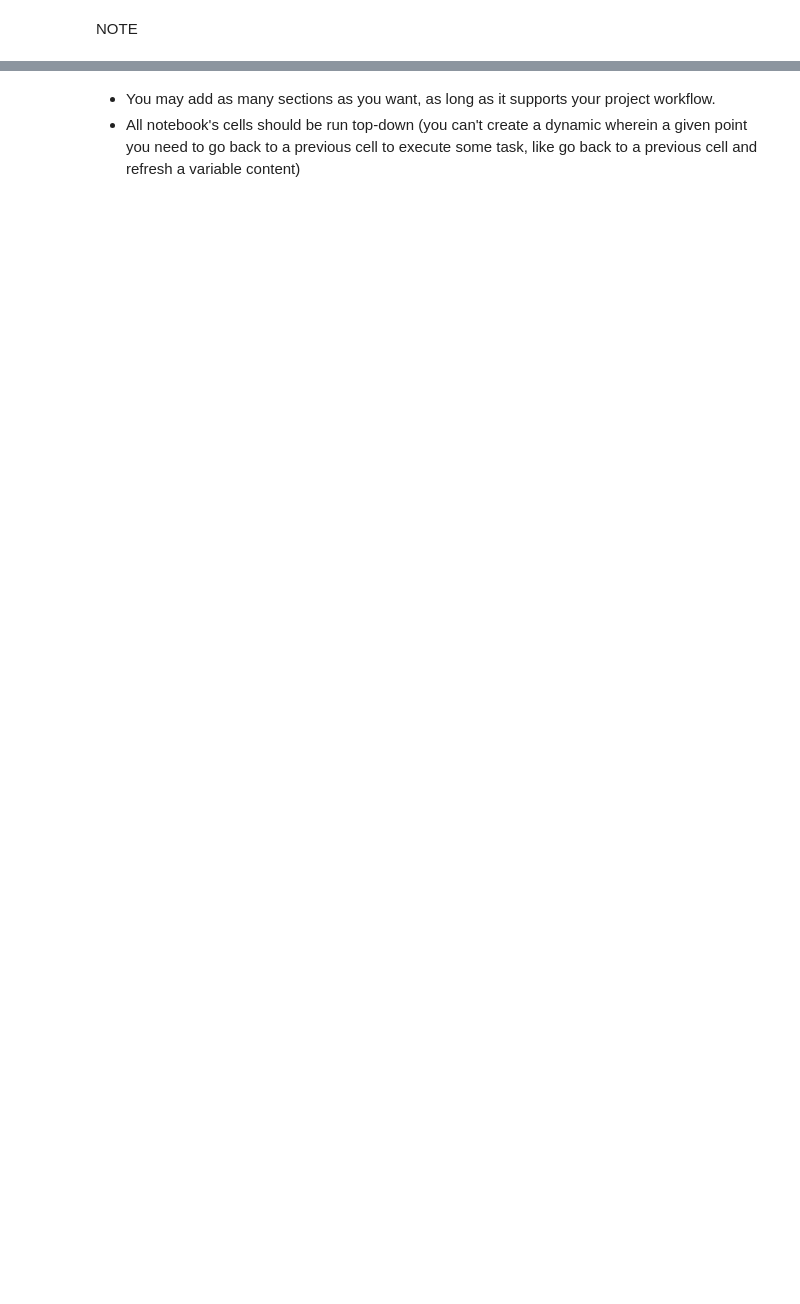
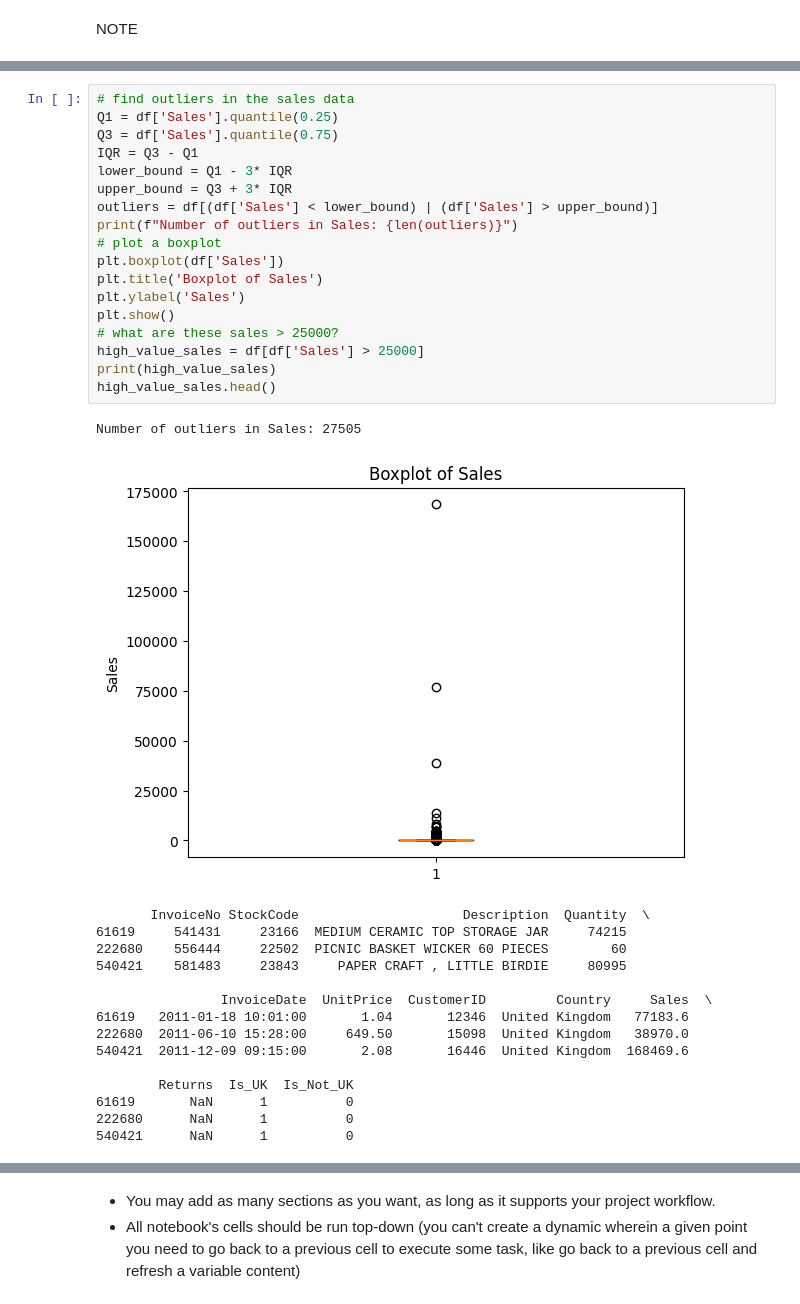
Before and after one commit to maleeper/ILP-independent-learning-project, a Jupyter notebook: jupyter_notebooks/ETL.ipynb, the cells around one changed output, grey strips where cells are left out. Saved outputs shown, nothing was run; the diff lists cells and outputs as text; blank space fills up the shorter version.

```diff
--- a/jupyter_notebooks/ETL.ipynb
+++ b/jupyter_notebooks/ETL.ipynb
@@ -57,0 +243,35 @@ NOTE
+# %%
+# find outliers in the sales data
+Q1 = df['Sales'].quantile(0.25)
+Q3 = df['Sales'].quantile(0.75)
+IQR = Q3 - Q1
+lower_bound = Q1 - 3* IQR
+upper_bound = Q3 + 3* IQR
+outliers = df[(df['Sales'] < lower_bound) | (df['Sales'] > upper_bound)]
+print(f"Number of outliers in Sales: {len(outliers)}")
+# plot a boxplot
+plt.boxplot(df['Sales'])
+plt.title('Boxplot of Sales')
+plt.ylabel('Sales')
+plt.show()
+# what are these sales > 25000?
+high_value_sales = df[df['Sales'] > 25000]
+print(high_value_sales)
+high_value_sales.head()
+# %% [output]
+Number of outliers in Sales: 27505
+[figure, added]
+       InvoiceNo StockCode                     Description  Quantity  \
+61619     541431     23166  MEDIUM CERAMIC TOP STORAGE JAR     74215
+222680    556444     22502  PICNIC BASKET WICKER 60 PIECES        60
+540421    581483     23843     PAPER CRAFT , LITTLE BIRDIE     80995
+
+                InvoiceDate  UnitPrice  CustomerID         Country     Sales  \
+61619   2011-01-18 10:01:00       1.04       12346  United Kingdom   77183.6
+222680  2011-06-10 15:28:00     649.50       15098  United Kingdom   38970.0
+540421  2011-12-09 09:15:00       2.08       16446  United Kingdom  168469.6
+
+        Returns  Is_UK  Is_Not_UK
+61619       NaN      1          0
+222680      NaN      1          0
+540421      NaN      1          0
```
Also changed, not shown: parts of 28 cells of this notebook, 3 other files.
